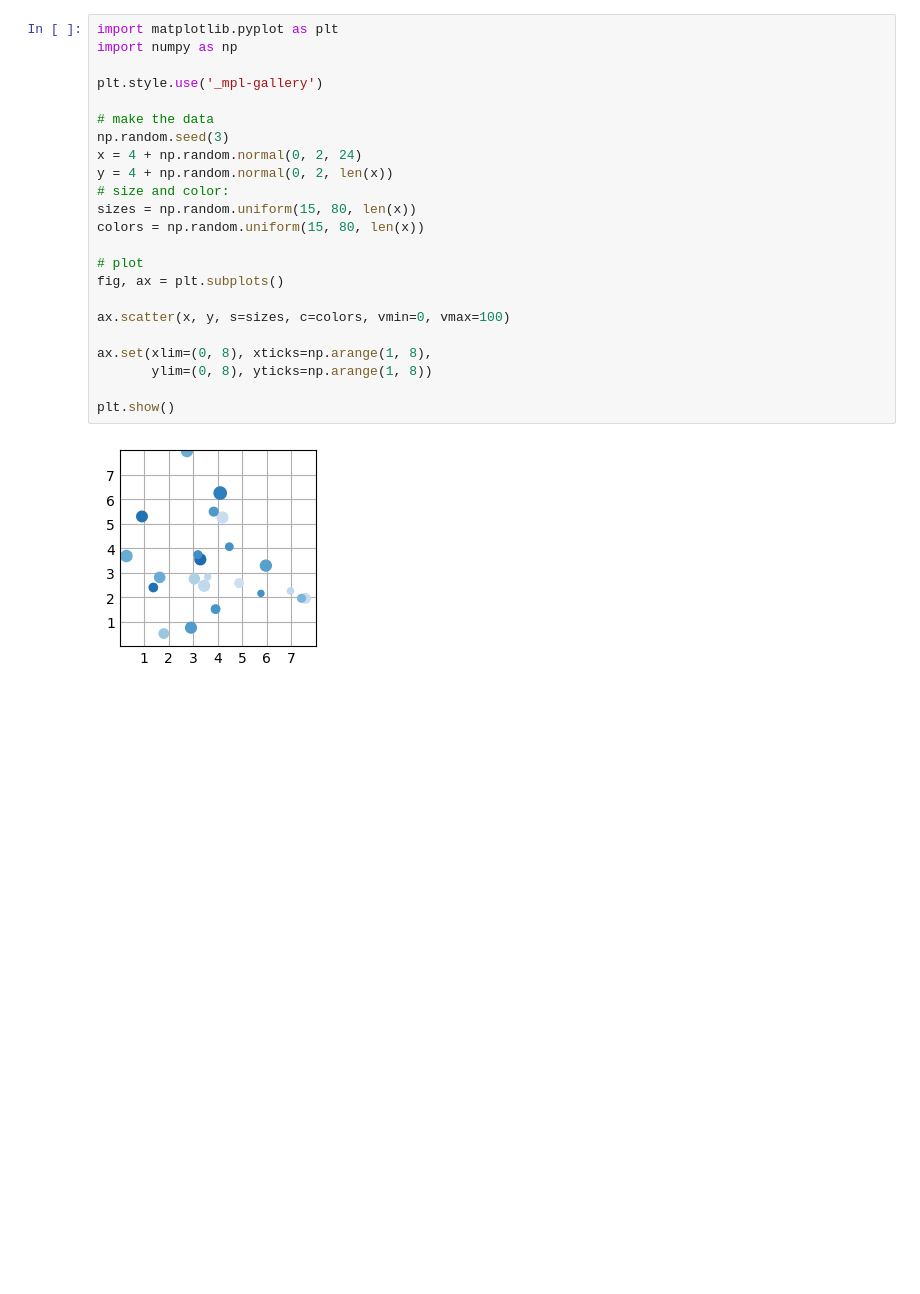
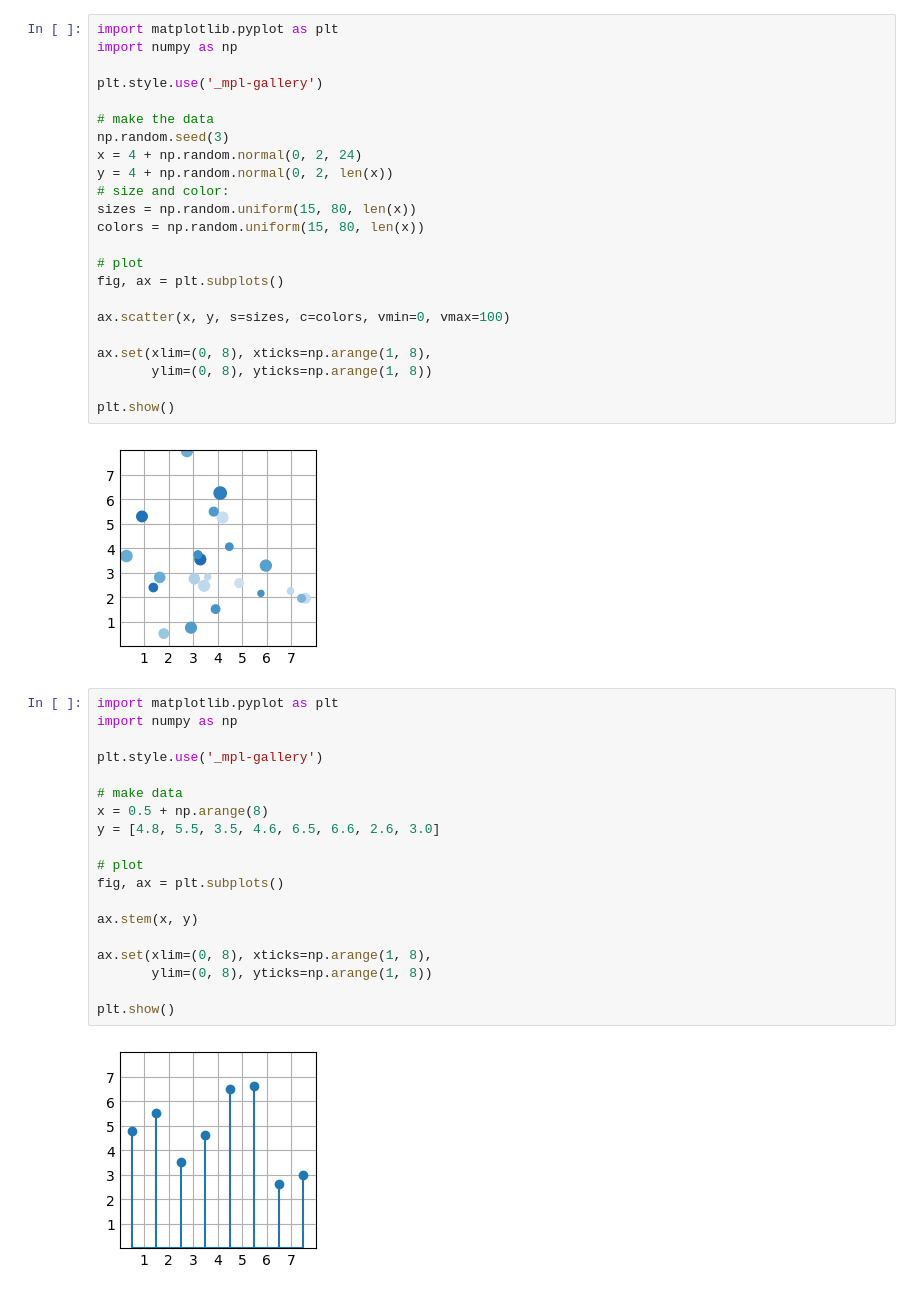
Before and after one commit to jmarcano101/data110, a Jupyter notebook: Practice.ipynb, the cells around one changed output. Drawn from its saved outputs; the diff is of its cells as text; blank space fills up the shorter version.

```diff
--- a/Practice.ipynb
+++ b/Practice.ipynb
@@ -75,3 +75,24 @@ ax.set(xlim=(0, 8), xticks=np.arange(1, 8),
 plt.show()
 # %% [output]
 [figure]
+# %%
+import matplotlib.pyplot as plt
+import numpy as np
+
+plt.style.use('_mpl-gallery')
+
+# make data
+x = 0.5 + np.arange(8)
+y = [4.8, 5.5, 3.5, 4.6, 6.5, 6.6, 2.6, 3.0]
+
+# plot
+fig, ax = plt.subplots()
+
+ax.stem(x, y)
+
+ax.set(xlim=(0, 8), xticks=np.arange(1, 8),
+       ylim=(0, 8), yticks=np.arange(1, 8))
+
+plt.show()
+# %% [output]
+[figure, added]
```
Also changed, not shown: parts of 2 cells of this notebook.
